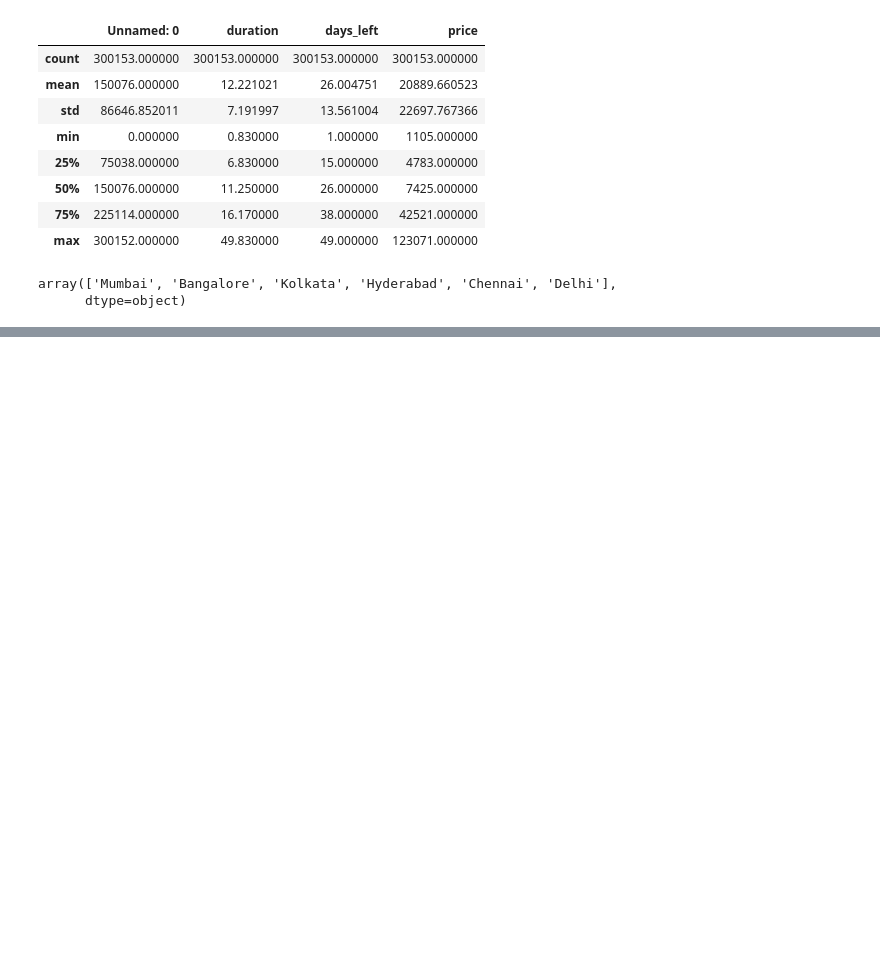
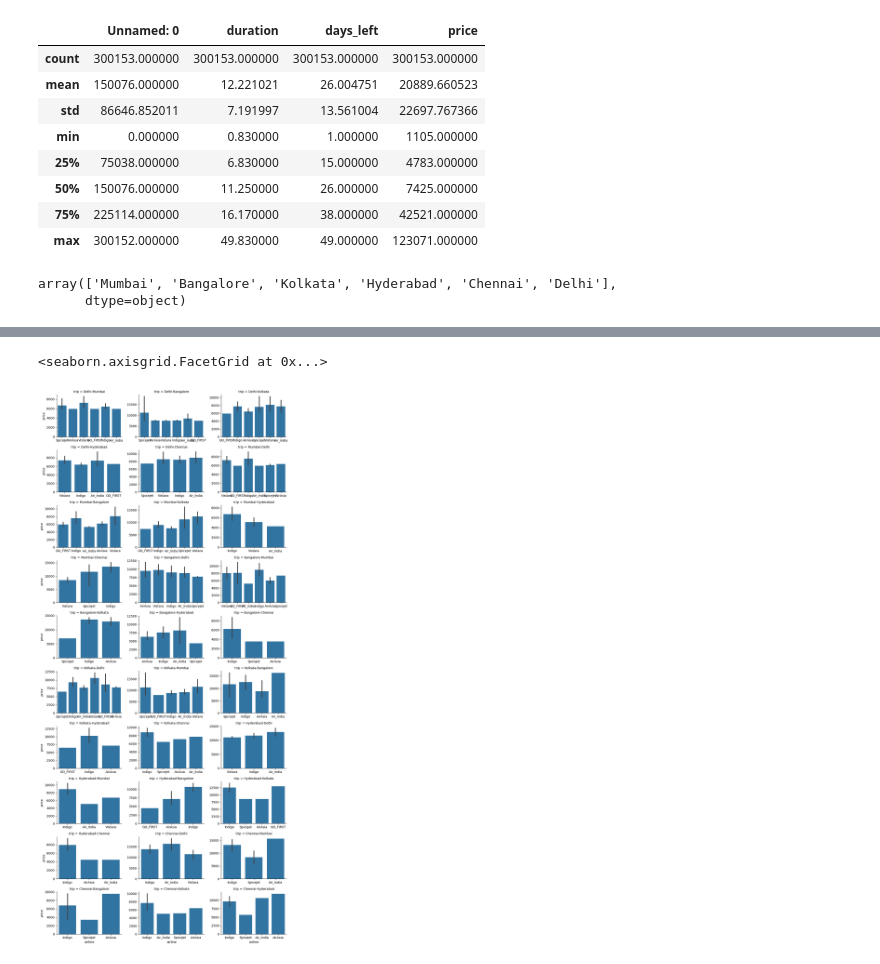
Before and after one commit to Ghassan-alabsi/Flight-Price-Prediction-analysis, a Jupyter notebook: main.ipynb, the cells around one changed output, grey strips where cells are left out. Drawn from its saved outputs; the diff is of its cells as text; code cells hidden in the pictures; blank space fills up the shorter version.

```diff
--- a/main.ipynb
+++ b/main.ipynb
@@ -67,0 +136,8 @@ array(['Mumbai', 'Bangalore', 'Kolkata', 'Hyderabad', 'Chennai', 'Delhi'],
+# %%
+import matplotlib.pyplot as plt
+eco = df[df['class']=='Economy'].query('stops=="zero"').query('days_left<=2')
+g= sns.FacetGrid(eco,col='trip',col_wrap=3, height=2.5, aspect=1.5,sharex=False,sharey=False )
+g.map(sns.barplot, 'airline','price', ).add_legend()
+# %% [output]
+<seaborn.axisgrid.FacetGrid at 0x...>
+[figure, added]
```
Also changed, not shown: parts of 7 cells of this notebook.
